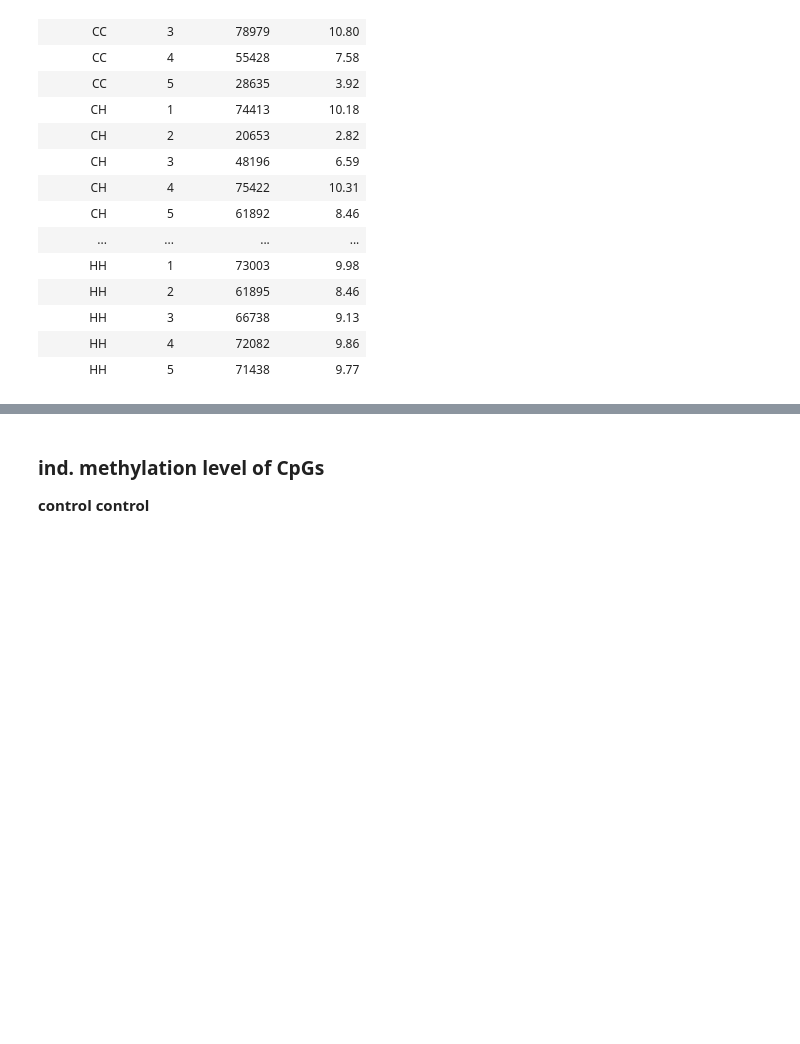
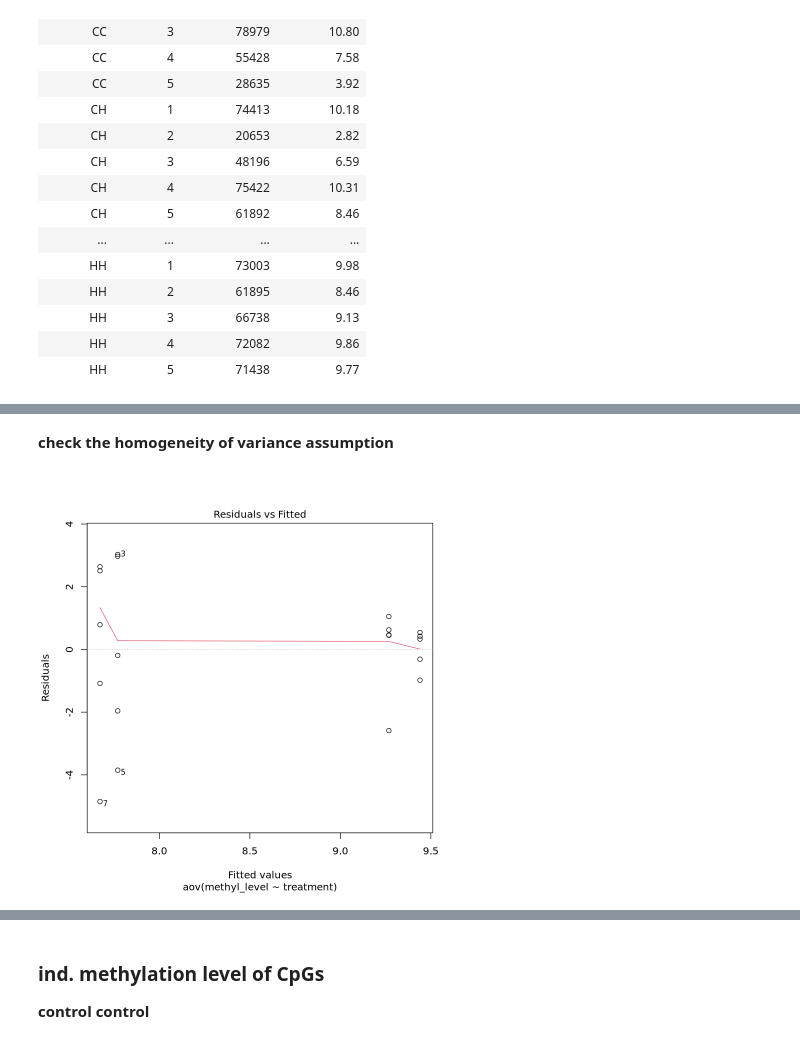
Before and after one commit to jgmcdonough/CE18_methylRAD_analysis, a Jupyter notebook: analysis/genomic_feature_tracks/methylation_level_of_features.ipynb, the cells around one changed output, grey strips where cells are left out. Saved outputs shown, nothing was run; the diff lists cells and outputs as text; code cells hidden in the pictures; blank space fills up the shorter version.

```diff
--- a/analysis/genomic_feature_tracks/methylation_level_of_features.ipynb
+++ b/analysis/genomic_feature_tracks/methylation_level_of_features.ipynb
@@ -1148,0 +1158,9 @@ ylim(0,12) +
+# %%
+# make copy of df
+exons <- exon_meLevel
+
+# set levels
+exons$treatment <- ordered(exons$treatment,
+                           levels = c('CC', 'CH', 'HC', 'HH'))
+
+levels(exons$treatment)
@@ -1148,0 +1184,3 @@ ylim(0,12) +
+# %%
+res.aov <- aov(methyl_level ~ treatment, data = exons)
+summary(res.aov)
@@ -1148,0 +1220,6 @@ ylim(0,12) +
+# %% [markdown]
+**check the homogeneity of variance assumption**
+# %%
+plot(res.aov,1)
+# %% [output]
+[figure, added]
```
Also changed, not shown: parts of 47 cells of this notebook.
